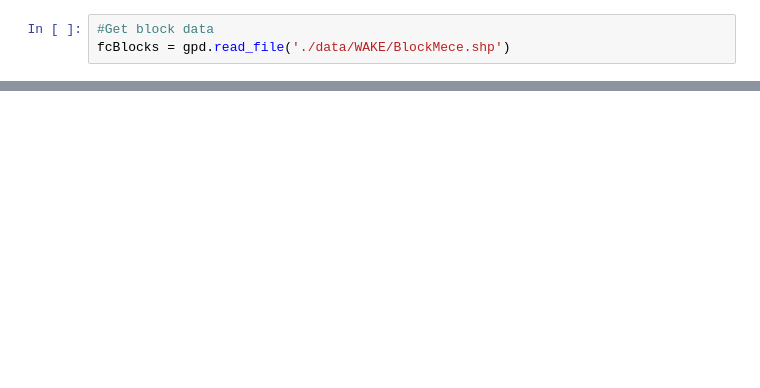
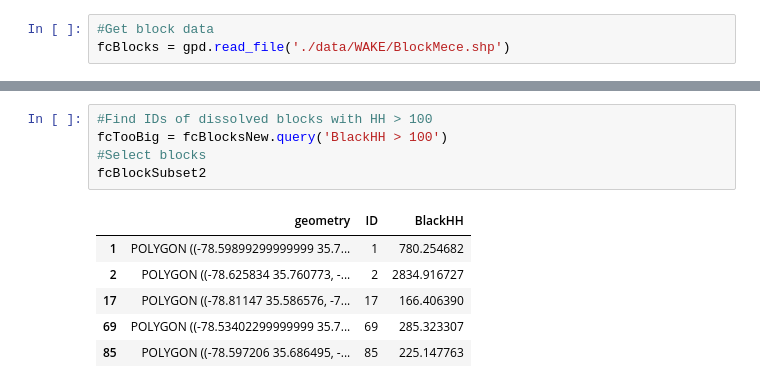
Before and after one commit to johnpfay/WakeVoter, a Jupyter notebook: Group-Blocks.ipynb, the cells around one changed output, grey strips where cells are left out. Cells and saved outputs as stored; diff of their text form; blank space fills up the shorter version.

```diff
--- a/Group-Blocks.ipynb
+++ b/Group-Blocks.ipynb
@@ -20,0 +53,12 @@ dfOut.to_file('./scratch/foo.shp')
+# %%
+#Find IDs of dissolved blocks with HH > 100
+fcTooBig = fcBlocksNew.query('BlackHH > 100')
+#Select blocks
+fcBlockSubset2
+# %% [output]
+|  | geometry | ID | BlackHH |
+| 1 | POLYGON ((-78.59899299999999 35.7... | 1 | 780.254682 |
+| 2 | POLYGON ((-78.625834 35.760773, -... | 2 | 2834.916727 |
+| 17 | POLYGON ((-78.81147 35.586576, -7... | 17 | 166.406390 |
+| 69 | POLYGON ((-78.53402299999999 35.7... | 69 | 285.323307 |
+| 85 | POLYGON ((-78.597206 35.686495, -... | 85 | 225.147763 |
```
Also changed, not shown: parts of 7 cells of this notebook.
